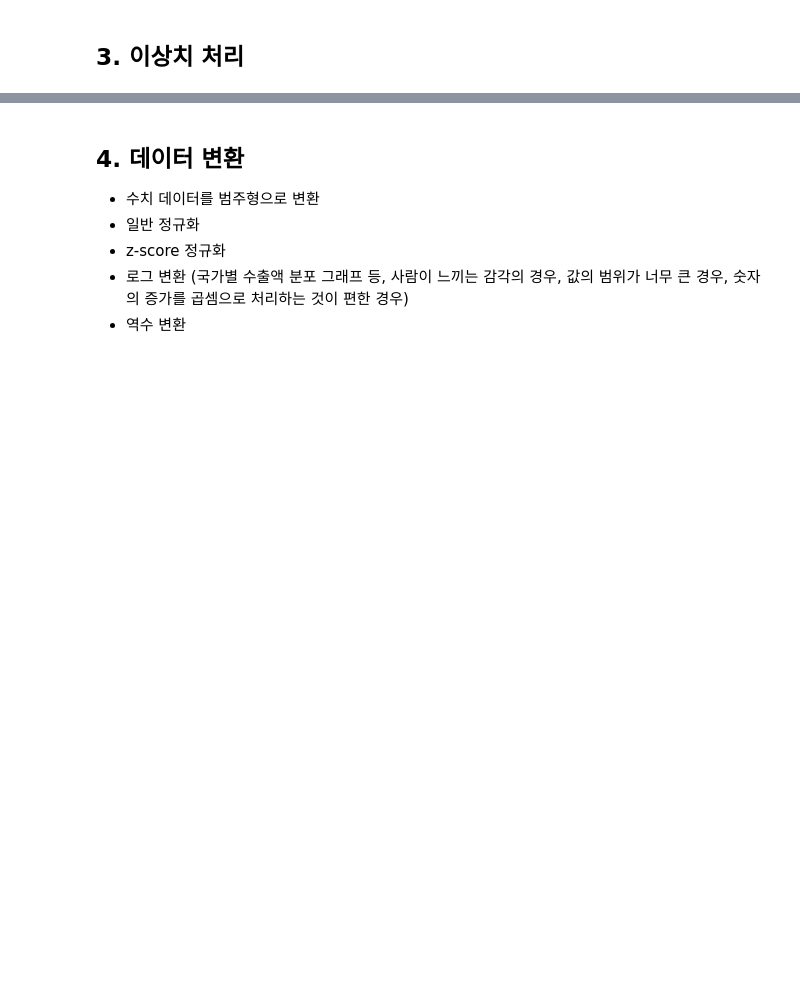
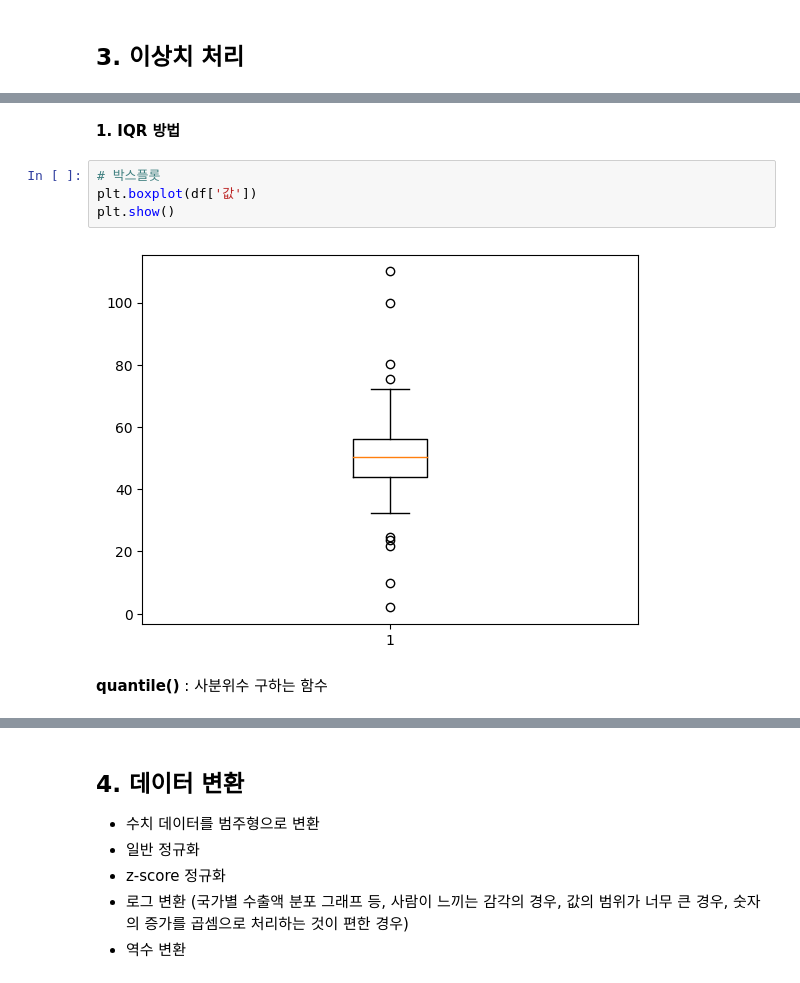
Before and after one commit to Naseungju/-_-, a Jupyter notebook: 01_DataPreprocessing.ipynb, the cells around one changed output, grey strips where cells are left out. Saved outputs shown, nothing was run; the diff lists cells and outputs as text; blank space fills up the shorter version.

```diff
--- a/01_DataPreprocessing.ipynb
+++ b/01_DataPreprocessing.ipynb
@@ -165,0 +260,10 @@ dtype: int64
+# %% [markdown]
+**1. IQR 방법**
+# %%
+# 박스플롯
+plt.boxplot(df['값'])
+plt.show()
+# %% [output]
+[figure, added]
+# %% [markdown]
+**quantile()** : 사분위수 구하는 함수
```
Also changed, not shown: parts of 60 cells of this notebook.
